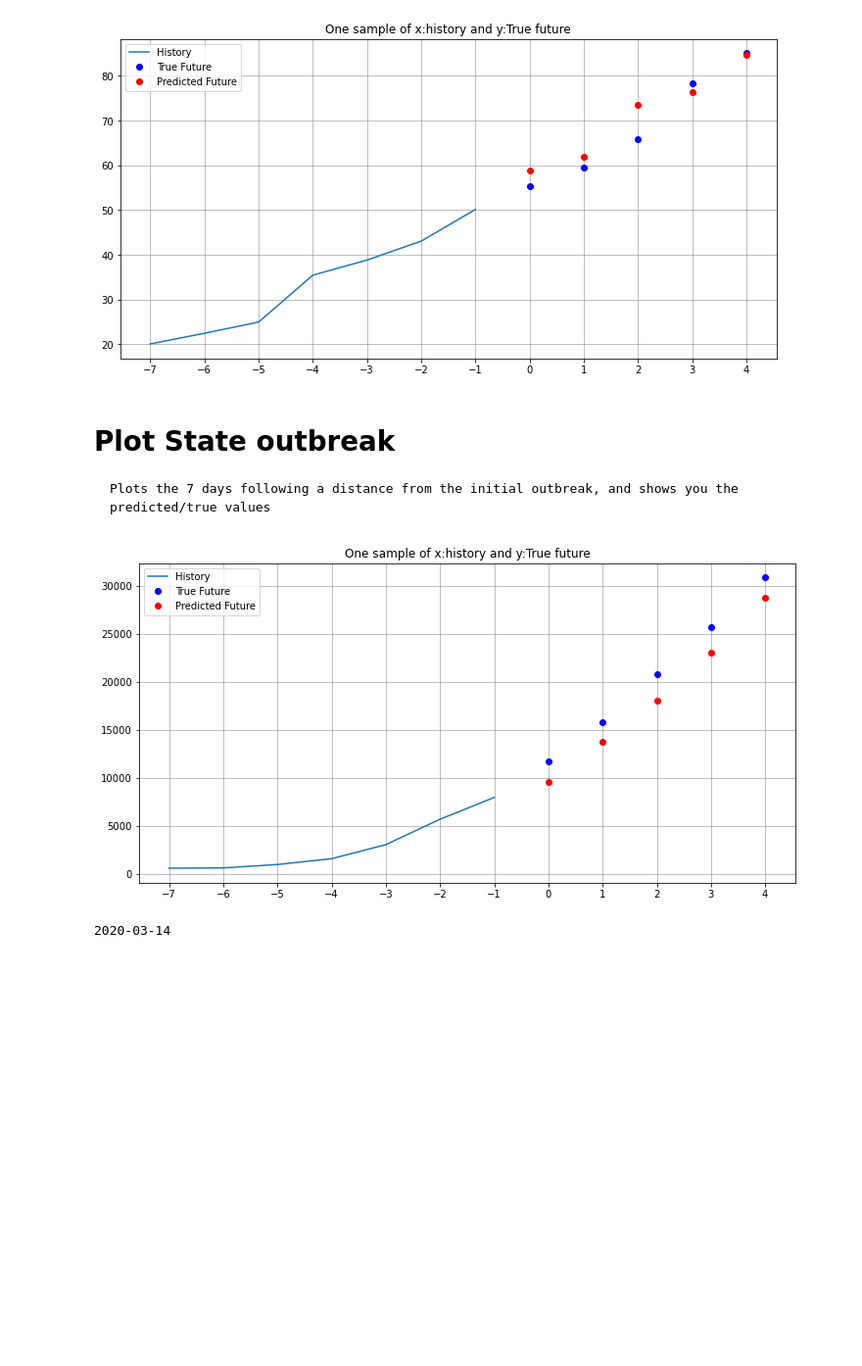
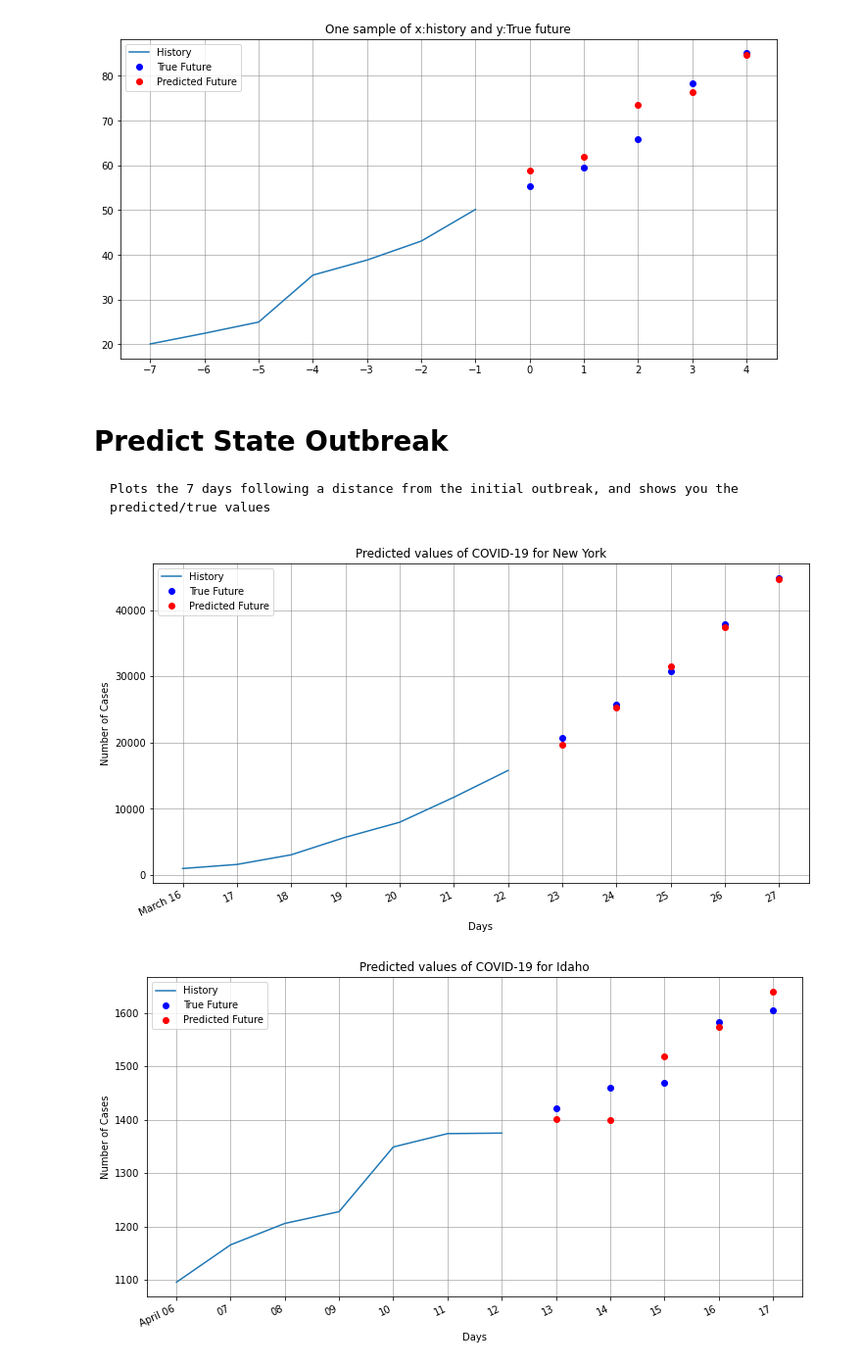
Before and after one commit to DarkGauss/LSTMforCovidData, a Jupyter notebook: Model2-gen1-cleaned.ipynb, the cells around one changed output. Shown at 98% size. Cells and saved outputs as stored; diff of their text form; code cells hidden in the pictures; blank space fills up the shorter version.

Commit message:
Added Dates/Labels to state prediction

```diff
--- a/Model2-gen1-cleaned.ipynb
+++ b/Model2-gen1-cleaned.ipynb
@@ -602,7 +641,7 @@ for i in range(8,10):
 [figure]
 [figure]
 # %% [markdown]
-# Plot State outbreak
+# Predict State Outbreak
     Plots the 7 days following a distance from the initial outbreak, and shows you the predicted/true values
 # %%
 
@@ -651,11 +690,13 @@ def results_state(state, outbreak):
     x_real = x_unscaled*pop_count/100000
     y_real = y_unscaled[0] *pop_count/100000
     p_real =p_unscaled[0] *pop_count/100000
-    sample_window_plot(x_real, y_real, p_real,history_size,prediction_size)
 
-    print(DATASETS_UF[state]["date"][outbreak])
+    a = DATASETS_UF[state]["date"][outbreak]
+    b = DATASETS_UF[state]["date"][outbreak+history_size+prediction_size-1]
+    true_state_plot(x_real, y_real, p_real,history_size,prediction_size,a,b,state)
 # %%
-results_state("New York", 10)
+results_state("New York", 12)
+results_state("Idaho", 23)
 # %% [output]
-[figure, old version]
+[figure, new version]
-2020-03-14
+[figure, added]
```
Also changed, not shown: parts of 3 cells of this notebook.
